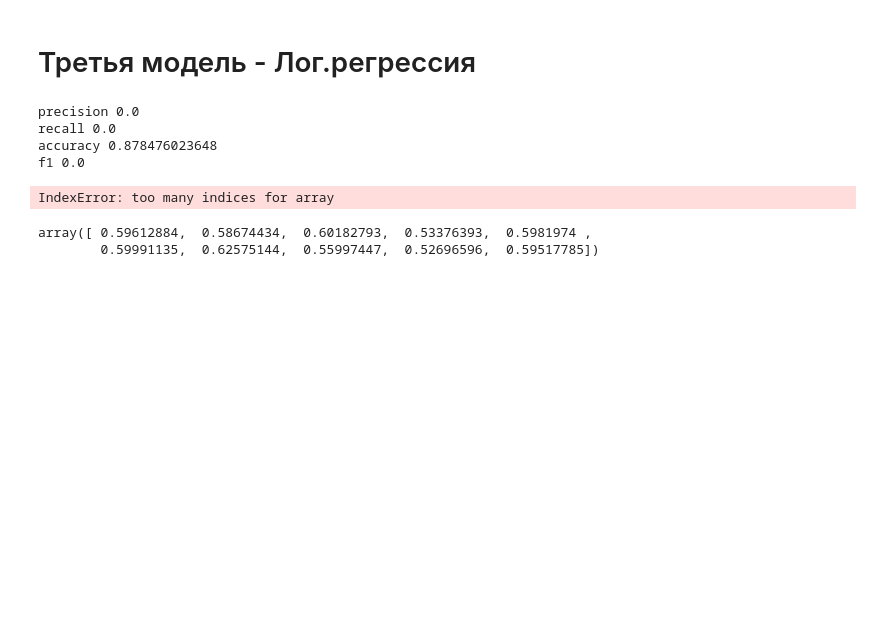
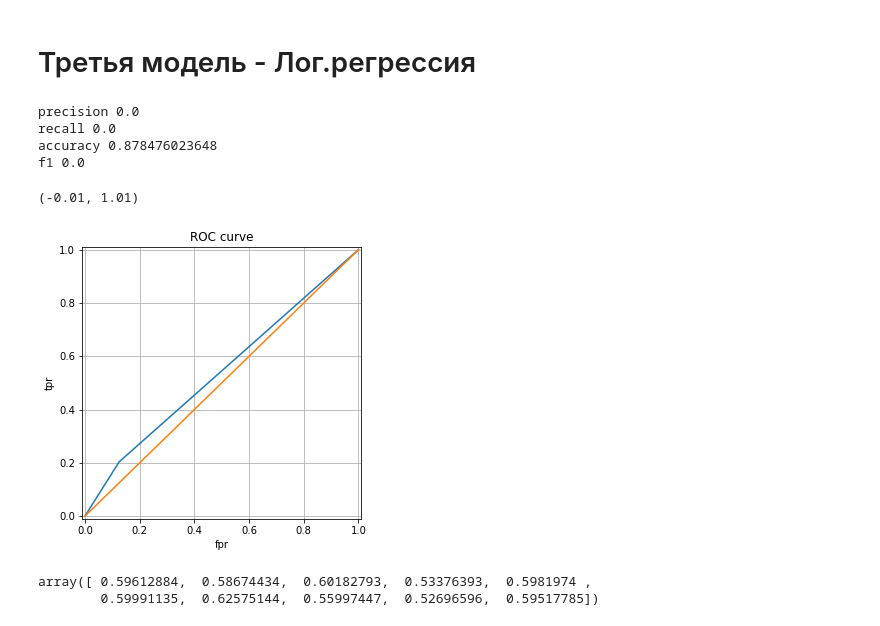
Before and after one commit to stormA4ka/hw, a Jupyter notebook: 02_hw.ipynb, the cells around one changed output. Cells and saved outputs as stored; diff of their text form; code cells hidden in the pictures; blank space fills up the shorter version.

```diff
--- a/02_hw.ipynb
+++ b/02_hw.ipynb
@@ -279,20 +283,23 @@ f1 0.0
 # %%
 # Визуалищировать эти метрики всех моделей на одном графике (чтоб визуально посмотреть)
 %matplotlib inline
 from matplotlib import pyplot as plt
 from sklearn.metrics import roc_auc_score, roc_curve
-fpr, tpr, thresholds = roc_curve(y_test, predict_dtc[:,1])
+fpr, tpr, thresholds = roc_curve(y_test, predict_dtc)
+#fpr, tpr, thresholds = roc_curve(y_test, predict_rfc)
+#fpr, tpr, thresholds = roc_curve(y_test, predict_log)
 plt.figure(figsize=(5, 5))
 plt.plot(fpr, tpr)
 plt.plot([0, 1], [0, 1])
 plt.ylabel('tpr')
 plt.xlabel('fpr')
 plt.grid(True)
 plt.title('ROC curve')
 plt.xlim((-0.01, 1.01))
 plt.ylim((-0.01, 1.01))
 # %% [output]
-IndexError: too many indices for array
+(-0.01, 1.01)
+[figure, added]
 # %%
 # Потроить roc-кривые всех моделей на одном графике
 # Вывести roc_auc каждой моделе
```
Also changed, not shown: parts of 1 cell of this notebook.
